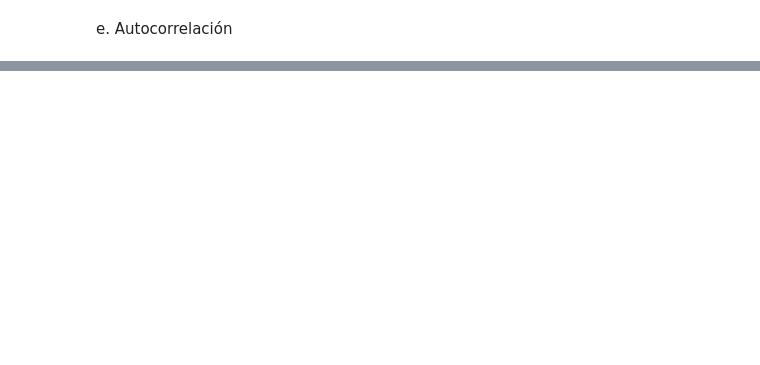
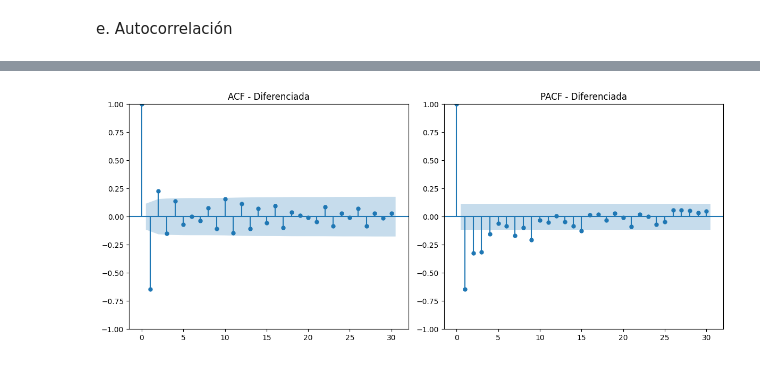
Before and after one commit to michellemej22596/Laboratorio-01-Series-de-Tiempo, a Jupyter notebook: RegularImportacion.ipynb, the cells around one changed output, grey strips where cells are left out. Saved outputs shown, nothing was run; the diff lists cells and outputs as text; code cells hidden in the pictures; blank space fills up the shorter version.

```diff
--- a/RegularImportacion.ipynb
+++ b/RegularImportacion.ipynb
@@ -172,0 +107,18 @@ Compárelo con los modelos del inciso anterior. ¿Cuál funcionó mejor?
+# %%
+from statsmodels.graphics.tsaplots import plot_pacf
+
+serie_diff = serie_super.diff().dropna()
+
+plt.figure(figsize=(12, 5))
+plt.subplot(1, 2, 1)
+plot_acf(serie_diff, lags=30, ax=plt.gca())
+plt.title("ACF - Diferenciada")
+
+plt.subplot(1, 2, 2)
+plot_pacf(serie_diff, lags=30, ax=plt.gca(), method='ywm')
+plt.title("PACF - Diferenciada")
+
+plt.tight_layout()
+plt.show()
+# %% [output]
+[figure, added]
```
Also changed, not shown: parts of 28 cells of this notebook.
